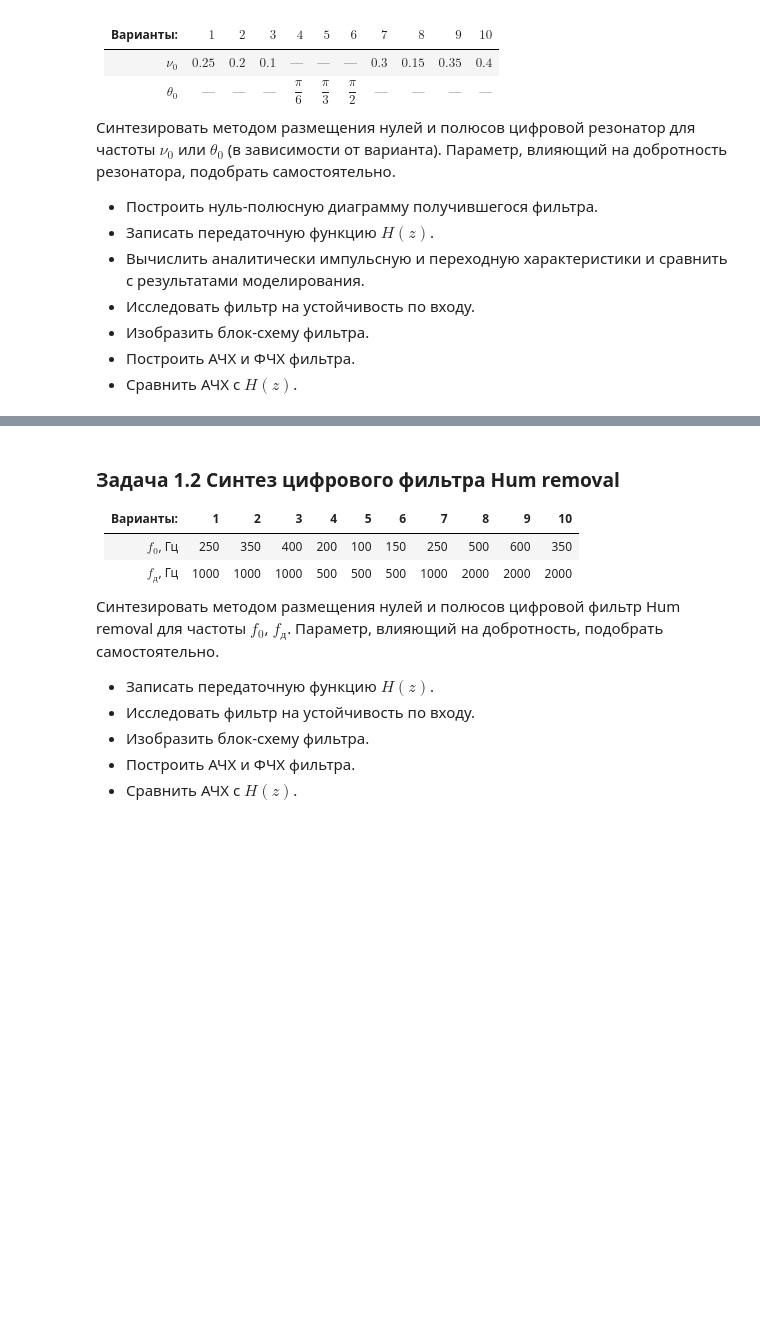
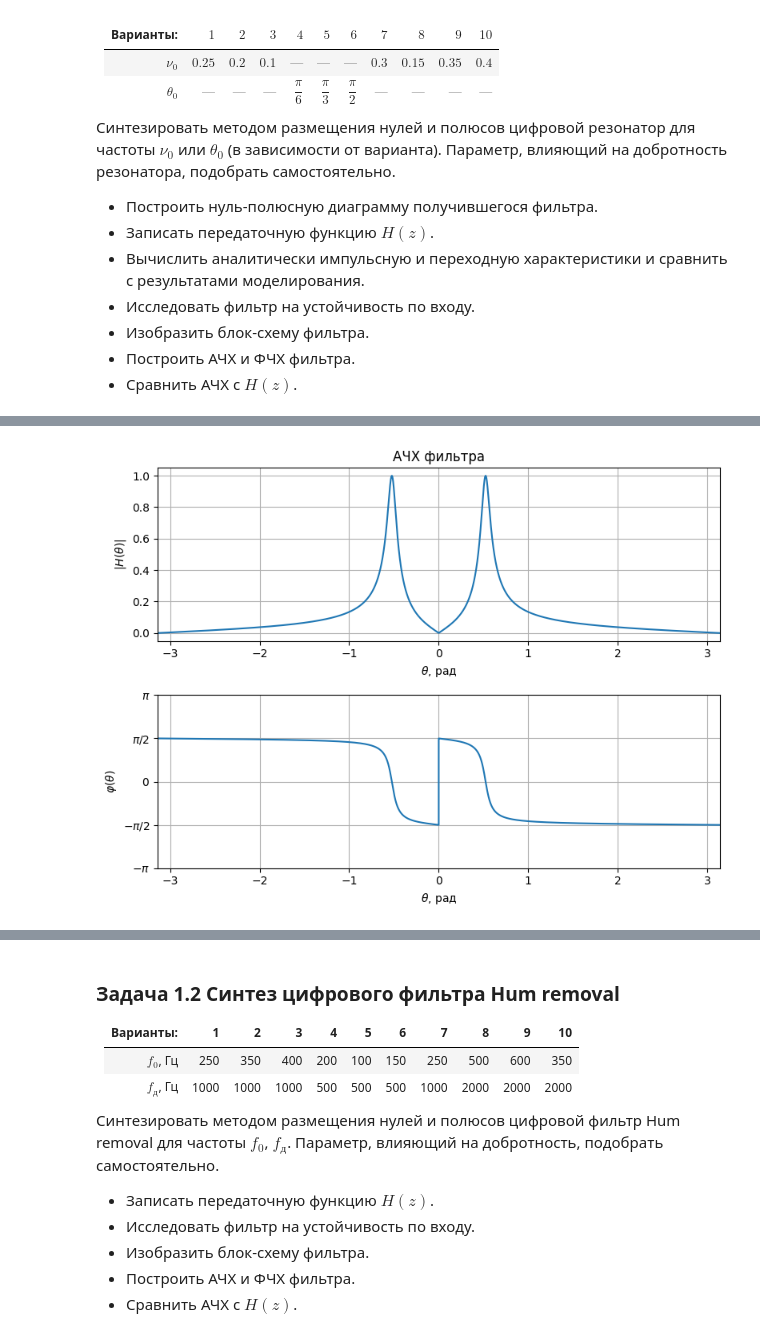
Before and after one commit to derzhavin3016/DSP-labs, a Jupyter notebook: lab3/Module1lab3_task.ipynb, the cells around one changed output, grey strips where cells are left out. Drawn from its saved outputs; the diff is of its cells as text; code cells hidden in the pictures; blank space fills up the shorter version.

```diff
--- a/lab3/Module1lab3_task.ipynb
+++ b/lab3/Module1lab3_task.ipynb
@@ -162,0 +232,4 @@ plt.show()
+# %%
+filt.freqresp_plot(f_scale='\\theta')
+# %% [output]
+[figure, added]
```
Also changed, not shown: parts of 15 cells of this notebook.
